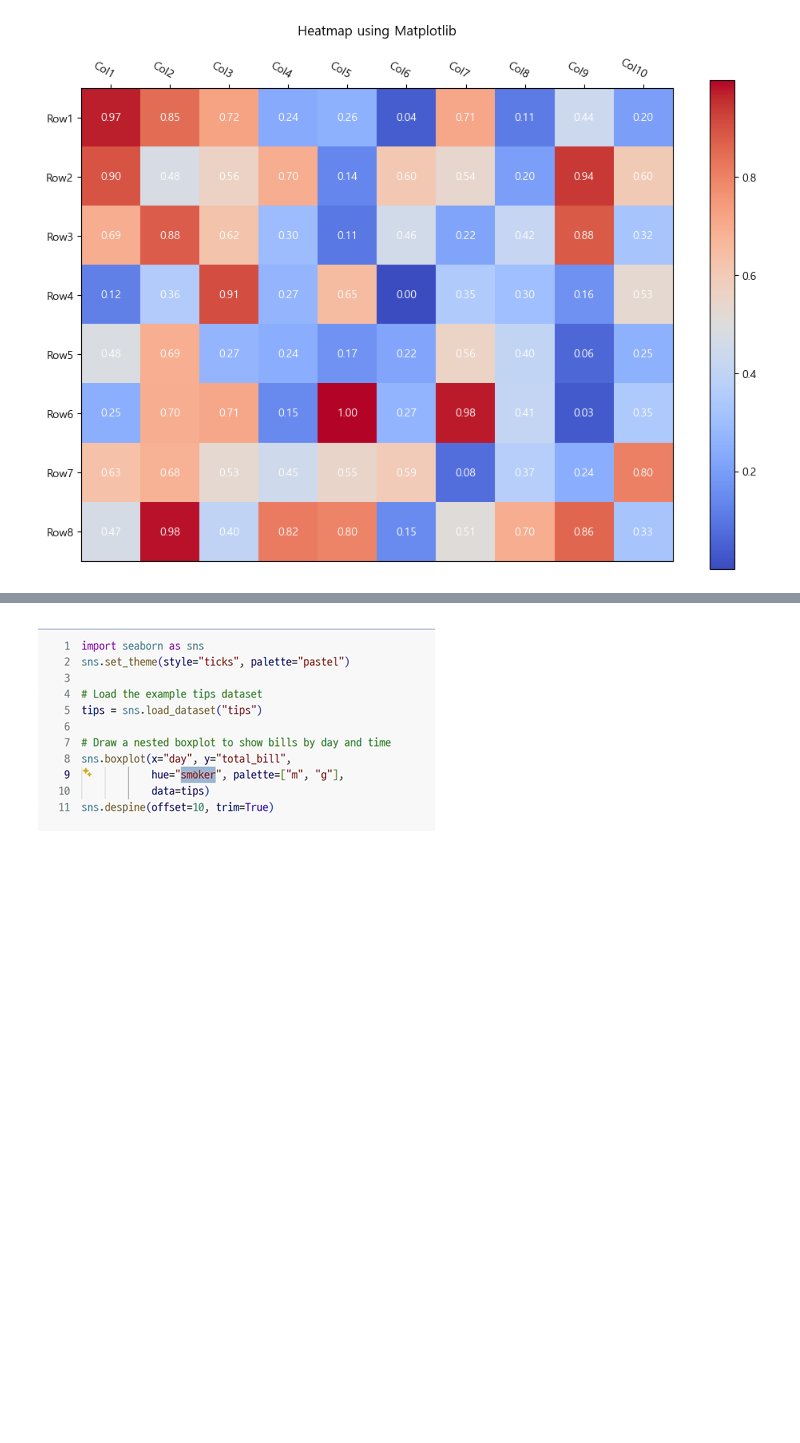
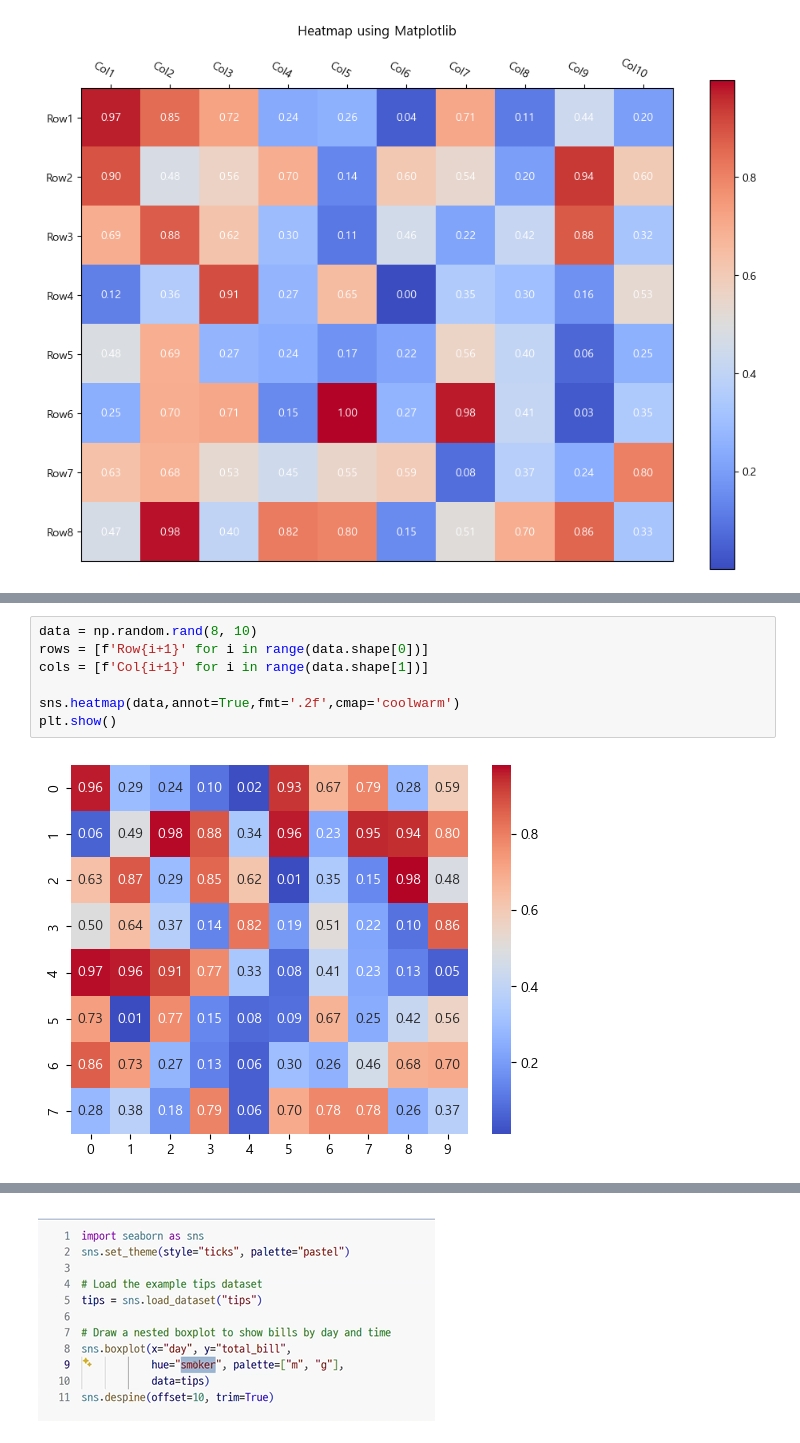
Before and after one commit to jimena1lee/PythonProject202601, a Jupyter notebook: 20260108.ipynb, the cells around one changed output, grey strips where cells are left out. Cells and saved outputs as stored; diff of their text form; blank space fills up the shorter version.

```diff
--- a/20260108.ipynb
+++ b/20260108.ipynb
@@ -667,3 +726,12 @@ NameError: name 'sns' is not defined
+# %%
+data = np.random.rand(8, 10)
+rows = [f'Row{i+1}' for i in range(data.shape[0])]
+cols = [f'Col{i+1}' for i in range(data.shape[1])]
+
+sns.heatmap(data,annot=True,fmt='.2f',cmap='coolwarm')
+plt.show()
+# %% [output]
+[figure, added]
 # %%
 sns.barplot(x=['A', 'B'], y=[10, 20])
 plt.title("Seaborn Plot with Matplotlib Title")
```
Also changed, not shown: parts of 27 cells of this notebook, 3 other files.
